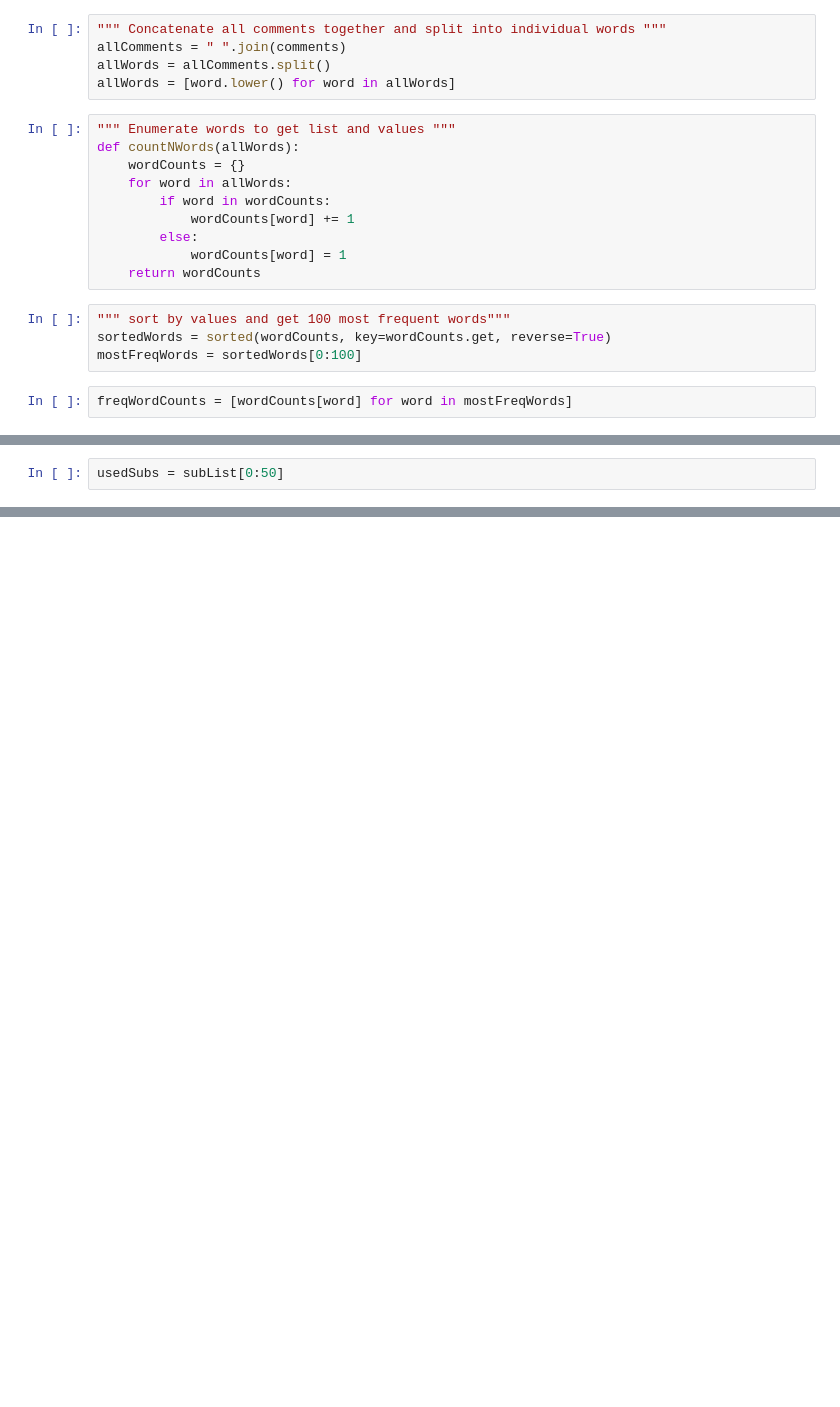
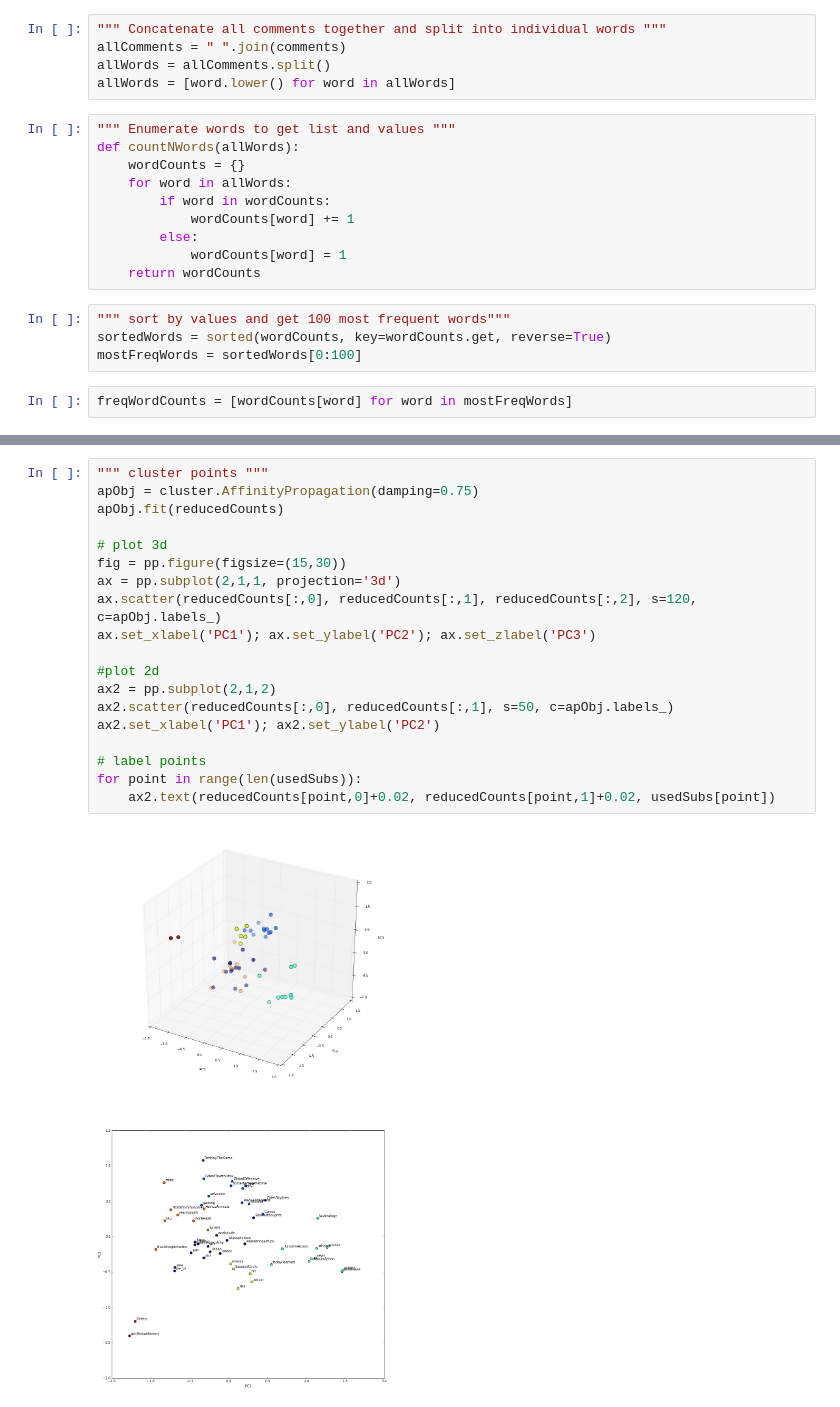
Before and after one commit to arimorcos/blog_analyses, a Jupyter notebook: Cluster comments.ipynb, the cells around one changed output, grey strips where cells are left out. Saved outputs shown, nothing was run; the diff lists cells and outputs as text; blank space fills up the shorter version.

Commit message:
Added basic clustering

```diff
--- a/Cluster comments.ipynb
+++ b/Cluster comments.ipynb
@@ -203,2 +171,0 @@ usedSubs
-# %%
-usedSubs = subList[0:50]
@@ -204,0 +182,21 @@ usedSubs = subList[0:50]
+# %%
+""" cluster points """
+apObj = cluster.AffinityPropagation(damping=0.75)
+apObj.fit(reducedCounts)
+
+# plot 3d
+fig = pp.figure(figsize=(15,30))
+ax = pp.subplot(2,1,1, projection='3d')
+ax.scatter(reducedCounts[:,0], reducedCounts[:,1], reducedCounts[:,2], s=120, c=apObj.labels_)
+ax.set_xlabel('PC1'); ax.set_ylabel('PC2'); ax.set_zlabel('PC3')
+
+#plot 2d
+ax2 = pp.subplot(2,1,2)
+ax2.scatter(reducedCounts[:,0], reducedCounts[:,1], s=50, c=apObj.labels_)
+ax2.set_xlabel('PC1'); ax2.set_ylabel('PC2')
+
+# label points
+for point in range(len(usedSubs)):
+    ax2.text(reducedCounts[point,0]+0.02, reducedCounts[point,1]+0.02, usedSubs[point])
+# %% [output]
+[figure, added]
```
Also changed, not shown: parts of 14 cells of this notebook.
